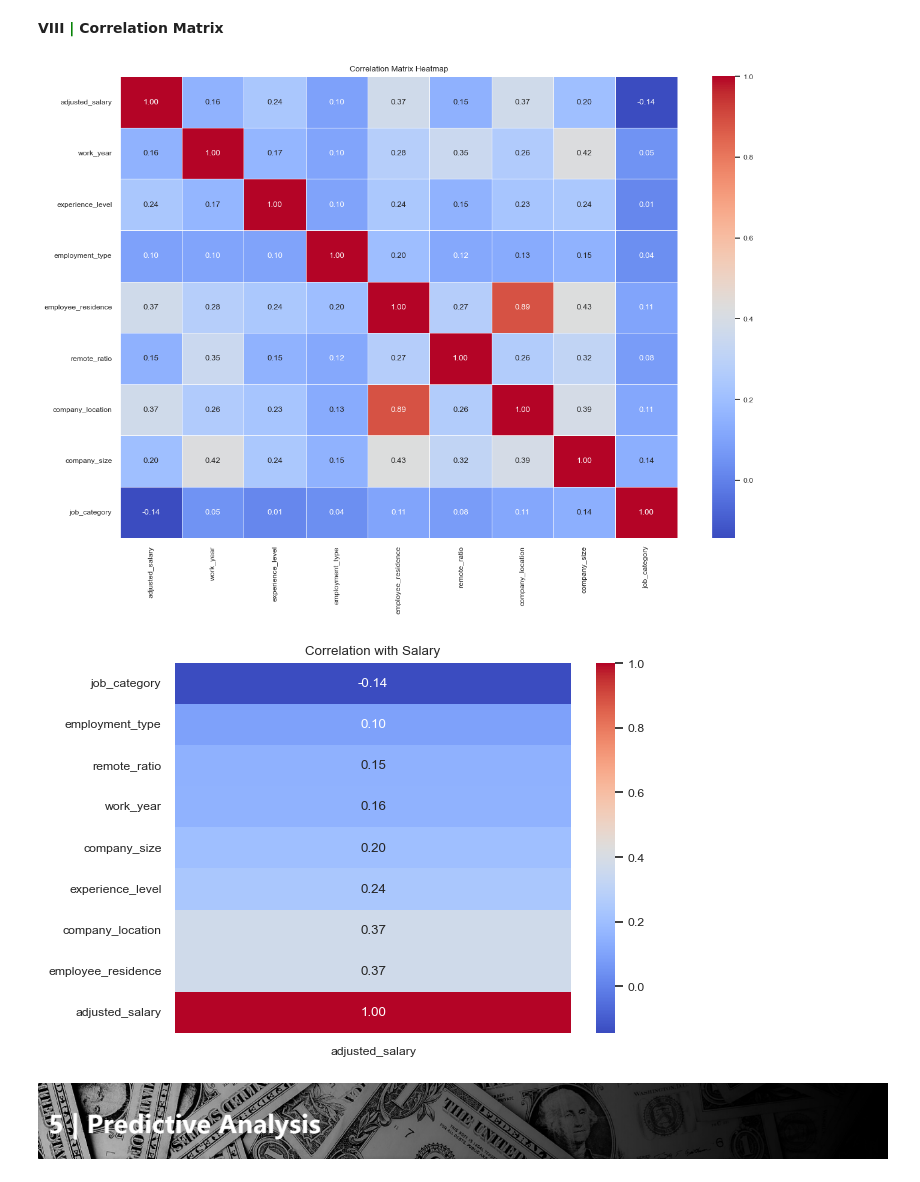
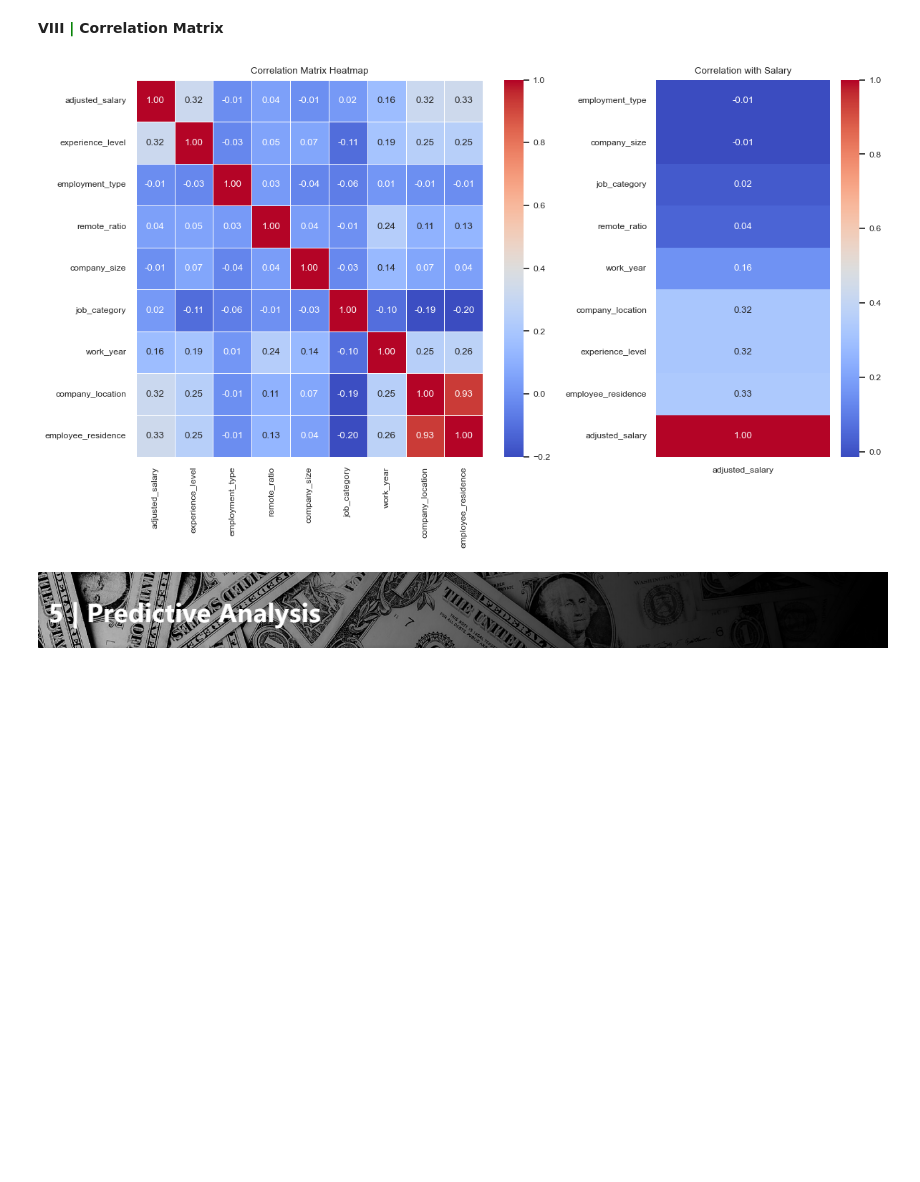
Before and after one commit to edzelroi/Supervised-ML, a Jupyter notebook: Regression/Data Science Salaries 2023 💸/Data Science Salaries 2023 💸.ipynb, the cells around one changed output. Drawn from its saved outputs; the diff is of its cells as text; code cells hidden in the pictures; blank space fills up the shorter version.

```diff
--- a/Regression/Data Science Salaries 2023 💸/Data Science Salaries 2023 💸.ipynb
+++ b/Regression/Data Science Salaries 2023 💸/Data Science Salaries 2023 💸.ipynb
@@ -455,16 +455,16 @@ df.head()
 **II <font color='green'>|</font> Create a Copy of the Data for Correlation**
 # %%
 # Make a copy to preserve original data for other analysis
-data = df.copy()
+correlation_df = df.copy()
 # %% [markdown]
 **III <font color='green'>|</font> Convert <span style='color: #000000; font-family: monospace; background-color: #D7D8D8;'>work_year</span> to *str***
 # %%
 # Convert work year from numerical to categorical
-data.work_year = data.work_year.astype(str)
+correlation_df.work_year = data.work_year.astype(str)
 # %% [markdown]
 **IV <font color='green'>|</font> Drop Renamed Duplicates**
 # %%
-data.drop(['salary_currency','salary_in_usd', 'salary', 'job_title'], axis=1, inplace=True)
+correlation_df.drop(['salary_currency','salary_in_usd', 'salary', 'job_title'], axis=1, inplace=True)
 # %% [markdown]
 **VI <font color='green'>|</font> Select Columns**
 # %%
@@ -494,42 +494,50 @@ By applying the <span style='color: #FFFFFF; font-family: monospace; background-
 # %%
 # Use LabelEncoder to assign numericals to ategorical features
 encoder = LabelEncoder()
+
+# Make a an empty DataFrame to store encoded categorical data
+encoded_cat = pd.DataFrame()
+
+# Iterate categorical list to encode the values
 for feature in categorical_columns:
-    encoded_cat[feature] = encoder.fit_transform(encoded_cat[feature])
+    encoded_cat[feature] = encoder.fit_transform(data[feature])
 
 #Use StandardScaler to scale numerical feature
 scaler = StandardScaler()
 scaled_num = pd.DataFrame(scaler.fit_transform(data[numerical_columns]), columns=numerical_columns)
 
 # Concactenate the preprocessed data into a dataframe
-processed_data = pd.concat([scaled_num, encoded_cat], axis=1)
+processed_correlation_df = pd.concat([scaled_num, encoded_cat], axis=1)
 # %% [markdown]
 **VIII <font color='green'>|</font> Correlation Matrix**
 # %%
-correlation_matrix = processed_data.corr()
+# Instantiate correlation matrix
+correlation_matrix = processed_correlation_df.corr()
+
+# Instantiate subplots
+fig, (ax1, ax2) = plt.subplots(1,2, width_ratios=(2,1), figsize=(12,7))
+
 #Graph I.
-plt.figure(figsize=(15, 10))
-sns.heatmap(correlation_matrix, annot=True, cmap='coolwarm', linewidths=0.5, fmt='.2f')
-plt.title("Correlation Matrix Heatmap")
-plt.show()
+sns.heatmap(correlation_matrix, annot=True, cmap='coolwarm', linewidths=0.5, fmt='.2f', ax=ax1)
+ax1.set_title("Correlation Matrix Heatmap")
 
-corr = processed_data.corr()
+corr = processed_correlation_df.corr()
 #corr.drop(corr.columns[9], inplace=True)
 target_corr = corr.iloc[:, 0]
 # Sort correlation values in descending order
 target_corr_sorted = target_corr.sort_values(ascending=True)
 
 #Graph II
-# Create a heatmap of the correlations with the target column
+#Create a heatmap of the correlations with the target column
 sns.set(font_scale=0.8)
 sns.set_style("white")
 sns.set_palette("PuBuGn_d")
-sns.heatmap(target_corr_sorted.to_frame(), cmap="coolwarm", annot=True, fmt='.2f')
-plt.title('Correlation with Salary')
+sns.heatmap(target_corr_sorted.to_frame(), cmap="coolwarm", annot=True, fmt='.2f', ax=ax2)
+ax2.set_title('Correlation with Salary')
+plt.tight_layout()
 plt.show()
 # %% [output]
-[figure, old version]
+[figure, new version]
-[figure, removed]
 # %% [markdown]
 ![photo5.PNG](attachment:6cdc3f0d-0249-4b77-a9ed-287e39ea4cab.PNG)
 # %% [markdown]
```
Also changed, not shown: parts of 40 cells of this notebook, 3 other files.
